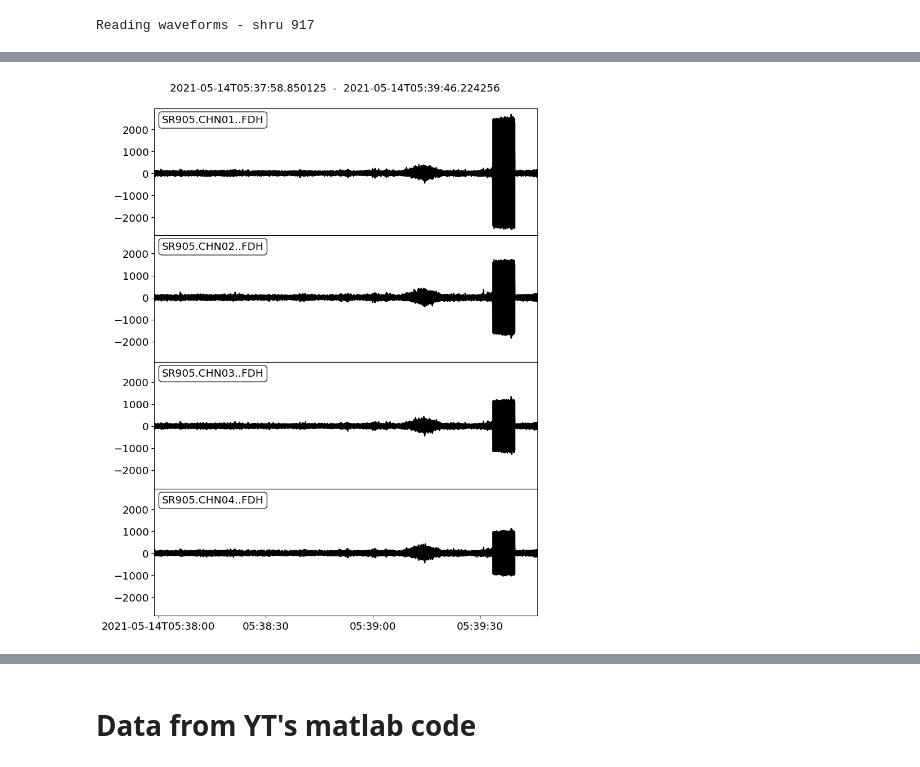
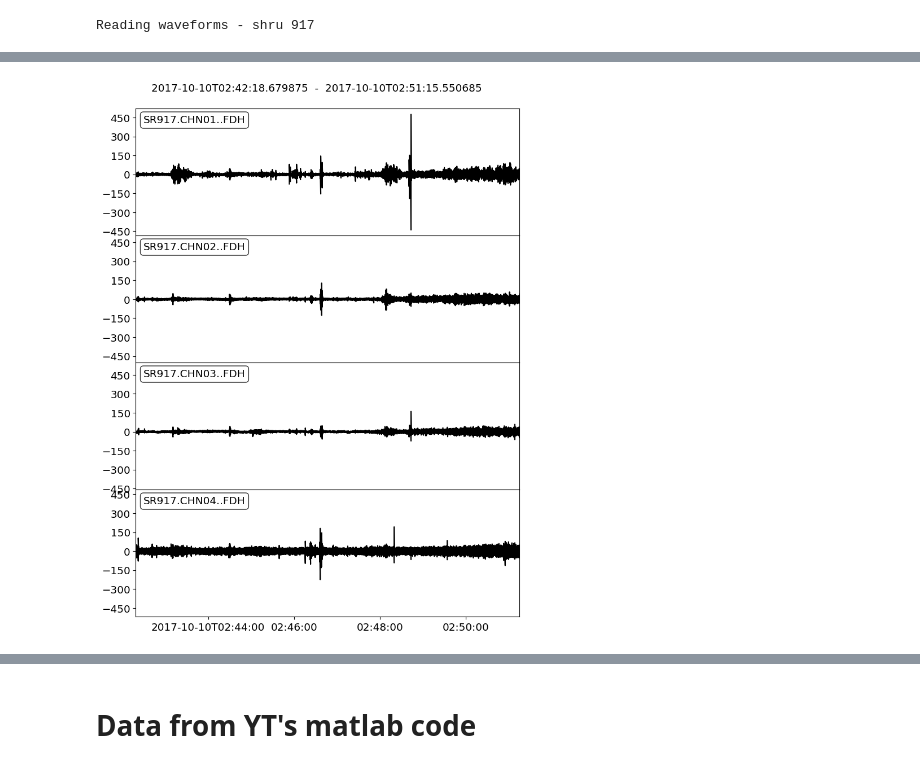
Before and after one commit to Gilaverbuch/pyOAD, a Jupyter notebook: ReadData.ipynb, the cells around one changed output, grey strips where cells are left out. Saved outputs shown, nothing was run; the diff lists cells and outputs as text; code cells hidden in the pictures.

```diff
--- a/ReadData.ipynb
+++ b/ReadData.ipynb
@@ -15,7 +15,7 @@ Check what is the difference between shro 905, 910, ...
 917 - geophone ?
 It seems like the number of bytes to skip is different. instead of +3 I might need to use +2/
 # %%
-records_range = np.arange(0,2,1)
+records_range = np.arange(0,5,1)
 
 
 # file_name = '/Users/gilaverbuch/dev/pyOAD/Results/shru905/05140537.D21'
@@ -38,4 +48,4 @@ waveforms_910.plot();
 # %%
-waveforms_905.plot();
+waveforms_917.plot();
 # %% [output]
-[figure, old version]
+[figure, new version]
```
Also changed, not shown: parts of 18 cells of this notebook, 1 other file.
